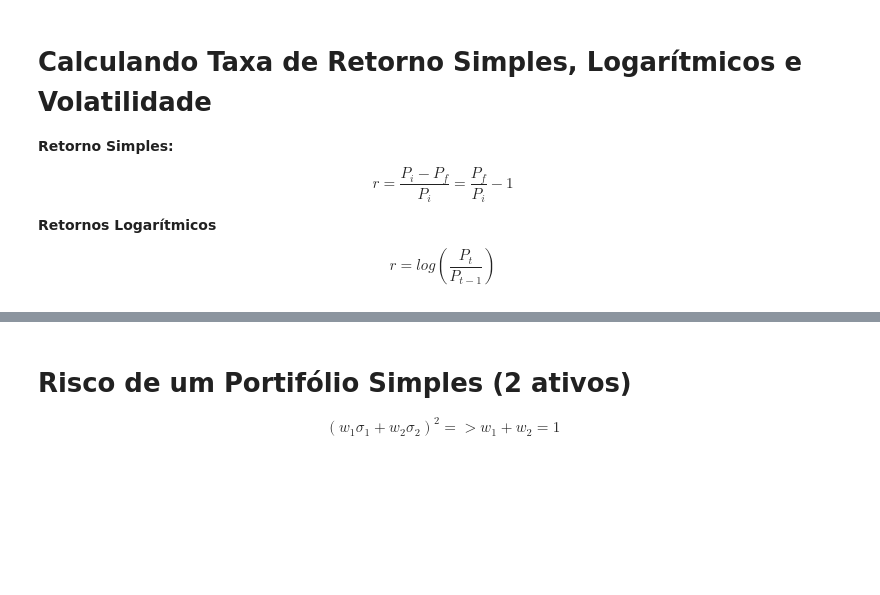
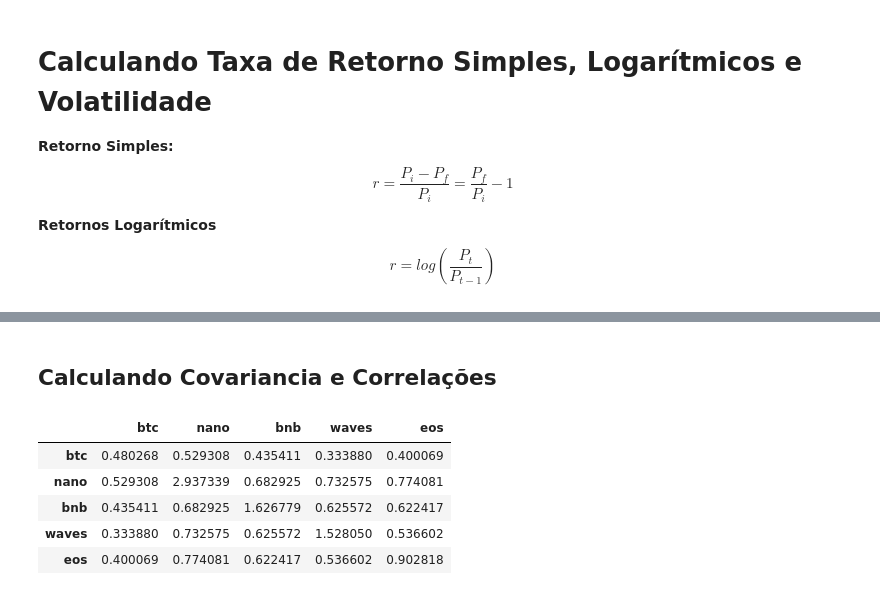
Before and after one commit to olivmath/Q_finance, a Jupyter notebook: criptocurrency_markets.ipynb, the cells around one changed output, grey strips where cells are left out. Saved outputs shown, nothing was run; the diff lists cells and outputs as text; code cells hidden in the pictures; blank space fills up the shorter version.

```diff
--- a/criptocurrency_markets.ipynb
+++ b/criptocurrency_markets.ipynb
@@ -333,6 +356,13 @@ cov_corr['correlacao']
-# %% [markdown]
-# Risco de um Portifólio Simples (2 ativos)
-
-$$
-(w_1\sigma_1 + w_2\sigma_2)^2 => w_1 + w_2 = 1
-$$
+# %% [markdown]
+## Calculando Covariancia e Correlações
+# %%
+# covariancia anual
+cov = assets_returns.cov() * 365
+cov.style.background_gradient(cmap='coolwarm')
+# %% [output]
+|  | btc | nano | bnb | waves | eos |
+| btc | 0.480268 | 0.529308 | 0.435411 | 0.333880 | 0.400069 |
+| nano | 0.529308 | 2.937339 | 0.682925 | 0.732575 | 0.774081 |
+| bnb | 0.435411 | 0.682925 | 1.626779 | 0.625572 | 0.622417 |
+| waves | 0.333880 | 0.732575 | 0.625572 | 1.528050 | 0.536602 |
+| eos | 0.400069 | 0.774081 | 0.622417 | 0.536602 | 0.902818 |
```
Also changed, not shown: parts of 41 cells of this notebook, 7 other files.
